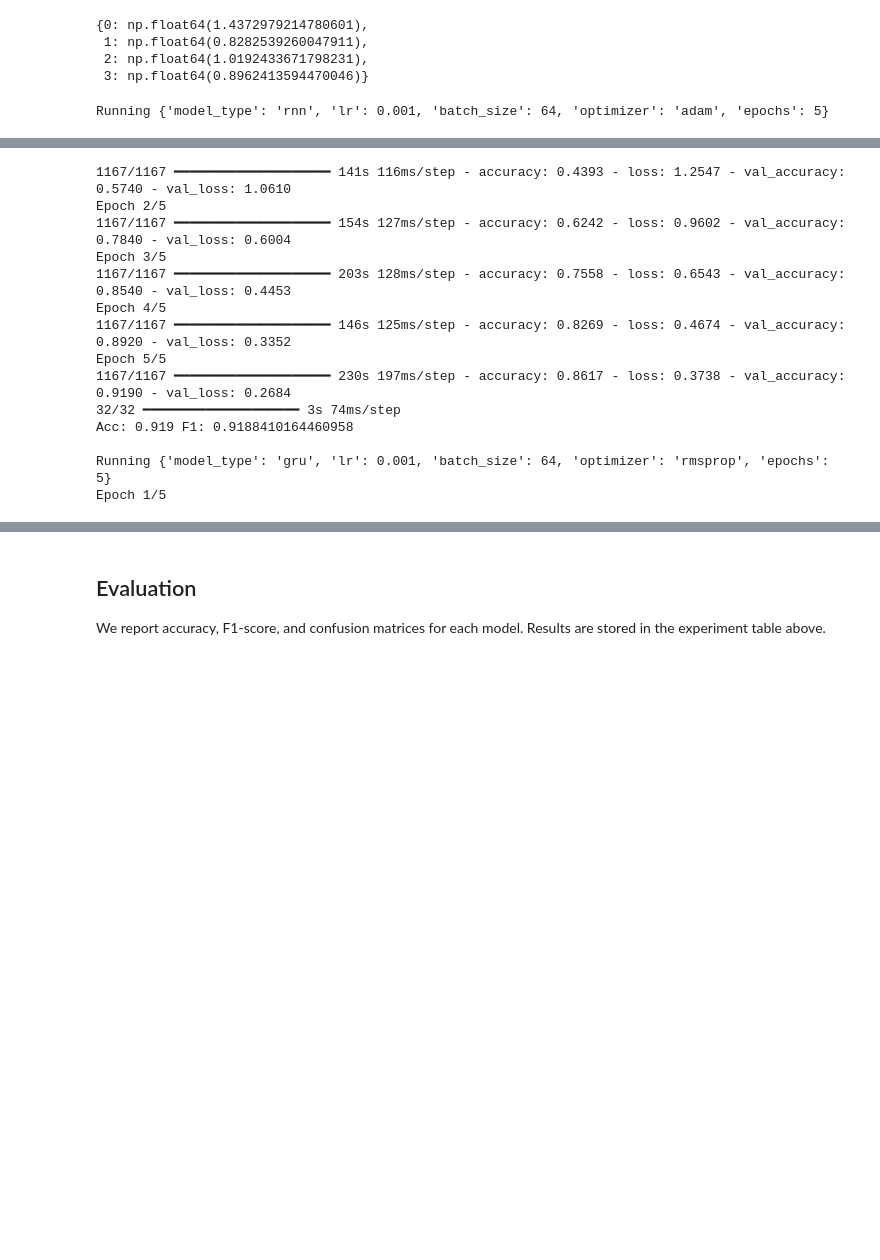
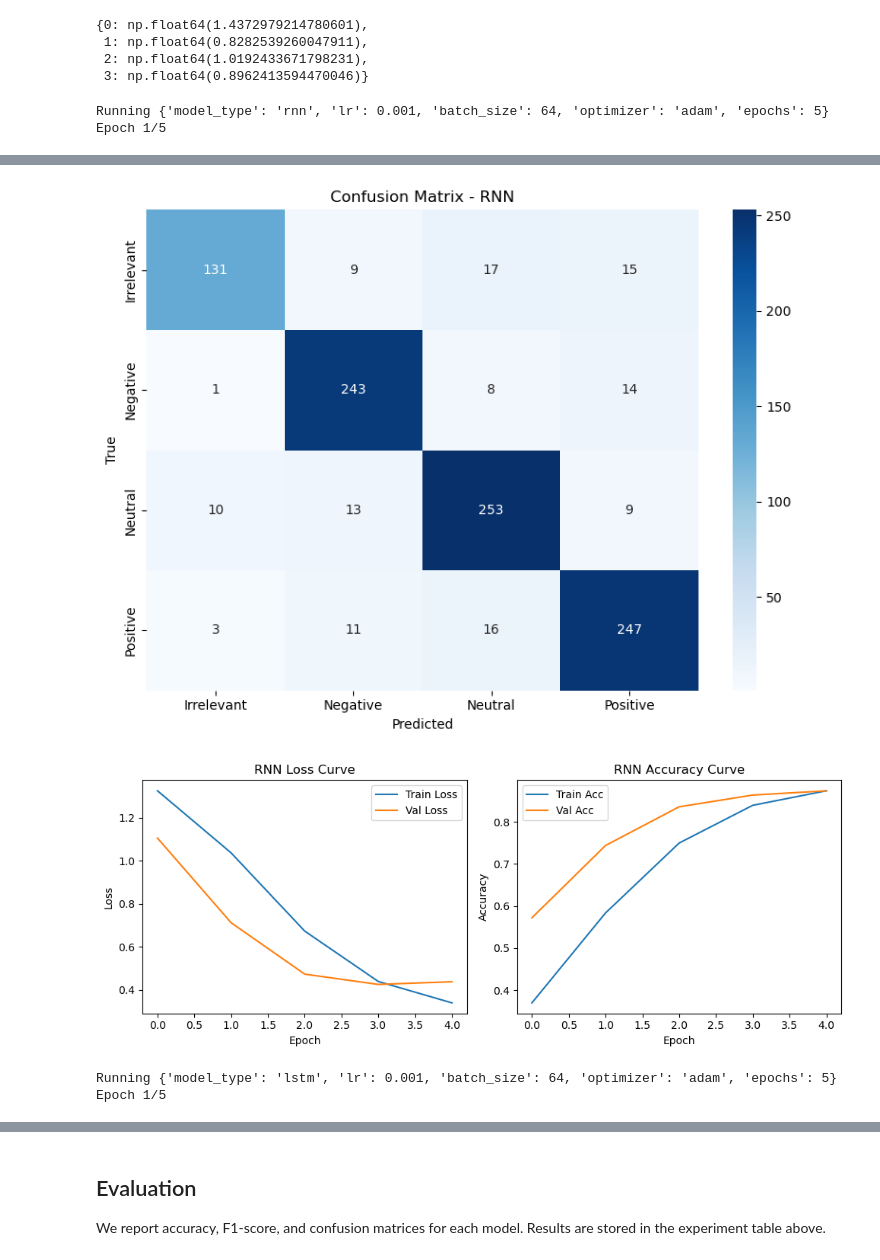
Before and after one commit to Deolinda1506/Sentiment-Analysis, a Jupyter notebook: Notebooks/deep_learning_sentiment_final.ipynb, the cells around one changed output, grey strips where cells are left out. Cells and saved outputs as stored; diff of their text form; code cells hidden in the pictures; blank space fills up the shorter version.

Commit message:
final model

```diff
--- a/Notebooks/deep_learning_sentiment_final.ipynb
+++ b/Notebooks/deep_learning_sentiment_final.ipynb
@@ -222,10 +221,10 @@ import tensorflow as tf
 os.makedirs("plots-final", exist_ok=True)
 
 experiment_grid = [
-    {"model_type":"rnn","lr":1e-3,"batch_size":64,"optimizer":"adam","epochs":5},
-    {"model_type":"lstm","lr":1e-3,"batch_size":64,"optimizer":"adam","epochs":5},
-    {"model_type":"gru","lr":1e-3,"batch_size":64,"optimizer":"rmsprop","epochs":5},
-    {"model_type":"tfidf_dense","lr":1e-3,"batch_size":64,"optimizer":"adam","epochs":5}
+    {"model_type": "rnn", "lr": 1e-3, "batch_size": 64, "optimizer": "adam", "epochs": 5},
+    {"model_type": "lstm", "lr": 1e-3, "batch_size": 64, "optimizer": "adam", "epochs": 5},
+    {"model_type": "gru", "lr": 1e-3, "batch_size": 64, "optimizer": "rmsprop", "epochs": 5},
+    {"model_type": "tfidf_dense", "lr": 1e-3, "batch_size": 64, "optimizer": "adam", "epochs": 5}
 ]
 
 def create_dataset(X, y, batch_size):
@@ -234,26 +233,26 @@ def create_dataset(X, y, batch_size):
     return dataset
 
 results = []
-vocab_size = min(MAX_NUM_WORDS, len(word_index)+1)
+vocab_size = min(MAX_NUM_WORDS, len(word_index) + 1)
 
 for cfg in experiment_grid:
     print("\nRunning", cfg)
 
-    if cfg["model_type"]=="rnn":
+    if cfg["model_type"] == "rnn":
         model = build_rnn_model(vocab_size)
         x_train, x_val = X_train_seq, X_val_seq
-    elif cfg["model_type"]=="lstm":
+    elif cfg["model_type"] == "lstm":
         model = build_lstm_model(vocab_size)
         x_train, x_val = X_train_seq, X_val_seq
-    elif cfg["model_type"]=="gru":
+    elif cfg["model_type"] == "gru":
         model = build_gru_model(vocab_size)
         x_train, x_val = X_train_seq, X_val_seq
 
-    opt = Adam(learning_rate=cfg["lr"]) if cfg["optimizer"]=="adam" else RMSprop(learning_rate=cfg["lr"])
+    opt = Adam(learning_rate=cfg["lr"]) if cfg["optimizer"] == "adam" else RMSprop(learning_rate=cfg["lr"])
     loss = "categorical_crossentropy" if multiclass else "binary_crossentropy"
     model.compile(optimizer=opt, loss=loss, metrics=["accuracy"])
 
-    # Use tf.data.Dataset for all types
+    # Prepare datasets
     train_ds = create_dataset(x_train, y_train_keras, cfg["batch_size"])
     val_ds = create_dataset(x_val, y_val_keras, cfg["batch_size"])
 
@@ -261,37 +260,67 @@ for cfg in experiment_grid:
                         epochs=cfg["epochs"], class_weight=class_weights, verbose=1)
 
     preds_proba = model.predict(x_val)
-    preds = np.argmax(preds_proba, axis=1) if multiclass else (preds_proba.squeeze()>0.5).astype(int)
+    preds = np.argmax(preds_proba, axis=1) if multiclass else (preds_proba.squeeze() > 0.5).astype(int)
 
     acc = accuracy_score(y_val, preds)
     f1 = f1_score(y_val, preds, average="weighted" if multiclass else "binary")
     cm = confusion_matrix(y_val, preds)
     print("Acc:", acc, "F1:", f1)
 
-    # Save confusion matrix
-    plt.figure(figsize=(8,6))
-    sns.heatmap(cm, annot=True, fmt="d", cmap="Blues", xticklabels=le.classes_, yticklabels=le.classes_)
+    # ---- Confusion Matrix ----
+    plt.figure(figsize=(8, 6))
+    sns.heatmap(cm, annot=True, fmt="d", cmap="Blues",
+                xticklabels=le.classes_, yticklabels=le.classes_)
     plt.title(f"Confusion Matrix - {cfg['model_type'].upper()}")
     plt.xlabel("Predicted")
     plt.ylabel("True")
+    plt.tight_layout()
+    plt.show()  # 👈 Display inline
     plt.savefig(f"plots-final/cm_{cfg['model_type']}.png", bbox_inches="tight", dpi=300)
     plt.close()
 
+    # ---- Loss & Accuracy Curves ----
+    plt.figure(figsize=(10, 4))
+    plt.subplot(1, 2, 1)
+    plt.plot(history.history['loss'], label='Train Loss')
+    plt.plot(history.history['val_loss'], label='Val Loss')
+    plt.title(f"{cfg['model_type'].upper()} Loss Curve")
+    plt.xlabel('Epoch')
+    plt.ylabel('Loss')
+    plt.legend()
+
+    plt.subplot(1, 2, 2)
+    plt.plot(history.history['accuracy'], label='Train Acc')
+    plt.plot(history.history['val_accuracy'], label='Val Acc')
+    plt.title(f"{cfg['model_type'].upper()} Accuracy Curve")
+    plt.xlabel('Epoch')
+    plt.ylabel('Accuracy')
+    plt.legend()
+
+    plt.tight_layout()
+    plt.show()  # 👈 Display inline
+    plt.savefig(f"plots-final/loss_acc_{cfg['model_type']}.png", bbox_inches='tight', dpi=300)
+    plt.close()
+
+    # Store results
     results.append({**cfg, "acc": acc, "f1": f1, "cm": cm.tolist()})
 
-# Save results
+# ---- Save Results Summary ----
 results_df = pd.DataFrame(results)
 results_df.to_csv("plots-final/results_table.csv", index=False)
 
-fig, ax = plt.subplots(figsize=(10, 2 + len(results)*0.5))
+fig, ax = plt.subplots(figsize=(10, 2 + len(results) * 0.5))
 ax.axis("off")
 table = ax.table(cellText=results_df.drop(columns=["cm"]).values,
                  colLabels=results_df.drop(columns=["cm"]).columns,
                  cellLoc="center", loc="center")
 table.auto_set_font_size(False)
 table.set_fontsize(10)
-table.scale(1.2,1.2)
+table.scale(1.2, 1.2)
+plt.tight_layout()
+plt.show()  # 👈 Show summary table inline
 plt.savefig("plots-final/results_table.png", bbox_inches="tight", dpi=300)
 plt.close()
 # %% [output]
 Running {'model_type': 'rnn', 'lr': 0.001, 'batch_size': 64, 'optimizer': 'adam', 'epochs': 5}
+Epoch 1/5
@@ -313,14 +338,4 @@ Epoch 1/5
+[figure, added]
+[figure, added]
-1167/1167 ━━━━━━━━━━━━━━━━━━━━ 141s 116ms/step - accuracy: 0.4393 - loss: 1.2547 - val_accuracy: 0.5740 - val_loss: 1.0610
-Epoch 2/5
-1167/1167 ━━━━━━━━━━━━━━━━━━━━ 154s 127ms/step - accuracy: 0.6242 - loss: 0.9602 - val_accuracy: 0.7840 - val_loss: 0.6004
-Epoch 3/5
-1167/1167 ━━━━━━━━━━━━━━━━━━━━ 203s 128ms/step - accuracy: 0.7558 - loss: 0.6543 - val_accuracy: 0.8540 - val_loss: 0.4453
-Epoch 4/5
-1167/1167 ━━━━━━━━━━━━━━━━━━━━ 146s 125ms/step - accuracy: 0.8269 - loss: 0.4674 - val_accuracy: 0.8920 - val_loss: 0.3352
-Epoch 5/5
-1167/1167 ━━━━━━━━━━━━━━━━━━━━ 230s 197ms/step - accuracy: 0.8617 - loss: 0.3738 - val_accuracy: 0.9190 - val_loss: 0.2684
-32/32 ━━━━━━━━━━━━━━━━━━━━ 3s 74ms/step
-Acc: 0.919 F1: 0.9188410164460958
-
-Running {'model_type': 'gru', 'lr': 0.001, 'batch_size': 64, 'optimizer': 'rmsprop', 'epochs': 5}
+Running {'model_type': 'lstm', 'lr': 0.001, 'batch_size': 64, 'optimizer': 'adam', 'epochs': 5}
 Epoch 1/5
```
Also changed, not shown: parts of 3 cells of this notebook, 10 other files.
